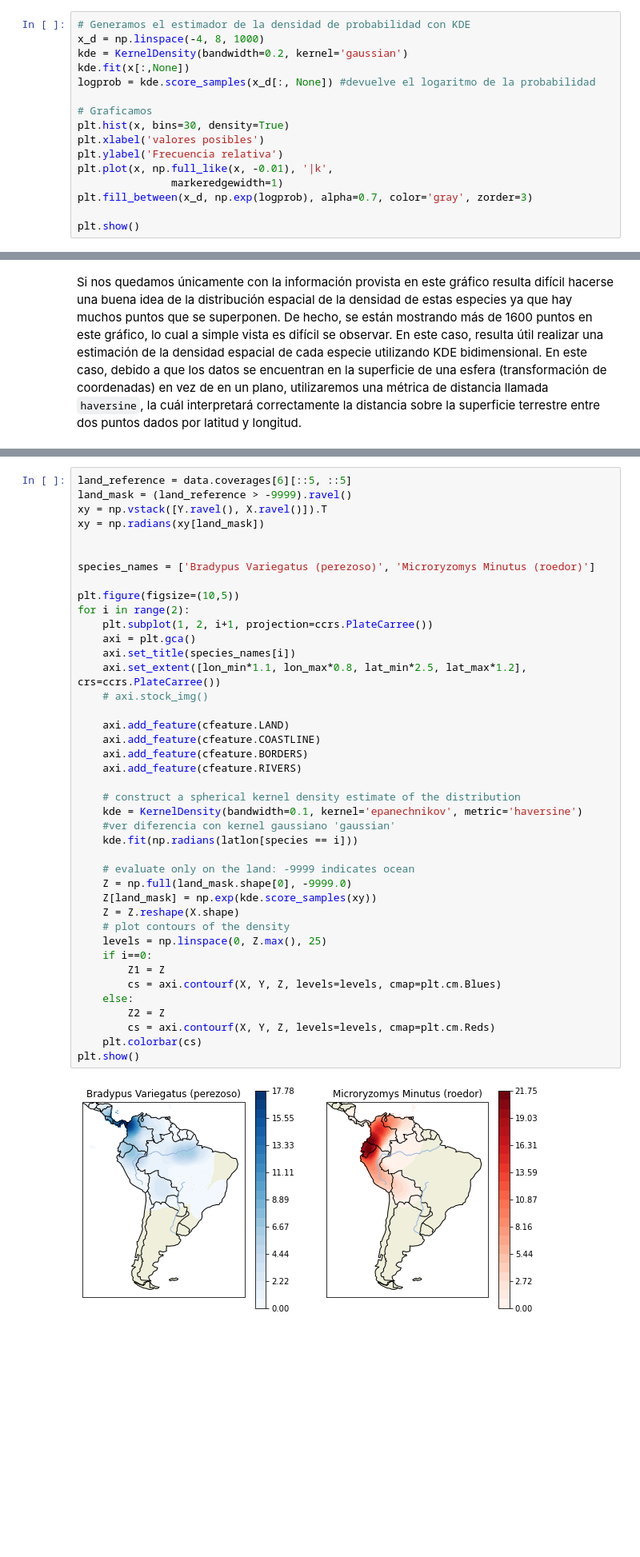
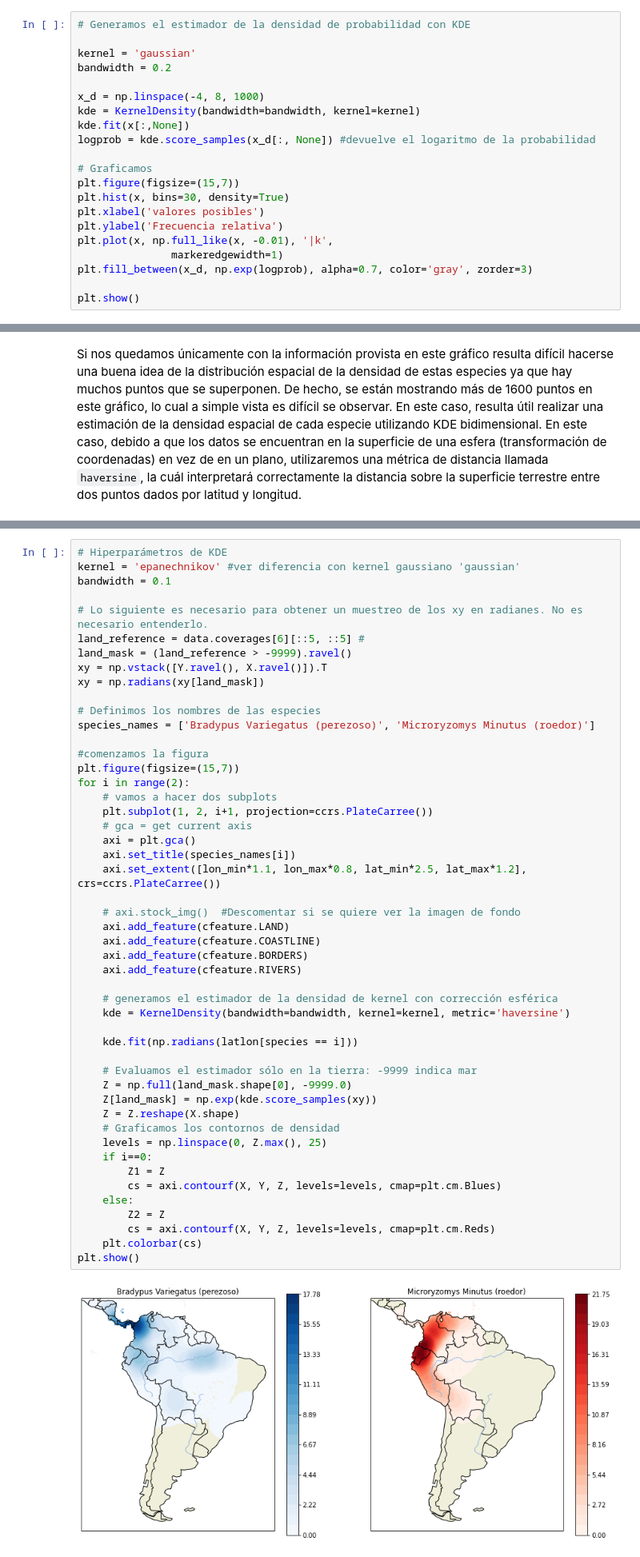
Before and after one commit to jorobledo/curso_aprendizaje_automatico, a Jupyter notebook: practico/clase_3/E6-AA2021_KDE.ipynb, the cells around one changed output, grey strips where cells are left out. Shown at 80% size. Drawn from its saved outputs; the diff is of its cells as text; blank space fills up the shorter version.

```diff
--- a/practico/clase_3/E6-AA2021_KDE.ipynb
+++ b/practico/clase_3/E6-AA2021_KDE.ipynb
@@ -92,12 +91,17 @@ plt.show()
 Ahora generaremos el estimador de la densidad de kernel utilizando la clase `KernelDensity` de `sklearn`
 # %%
 # Generamos el estimador de la densidad de probabilidad con KDE
+
+kernel = 'gaussian'
+bandwidth = 0.2
+
 x_d = np.linspace(-4, 8, 1000)
-kde = KernelDensity(bandwidth=0.2, kernel='gaussian')
+kde = KernelDensity(bandwidth=bandwidth, kernel=kernel)
 kde.fit(x[:,None])
 logprob = kde.score_samples(x_d[:, None]) #devuelve el logaritmo de la probabilidad
 
 # Graficamos
+plt.figure(figsize=(15,7))
 plt.hist(x, bins=30, density=True)
 plt.xlabel('valores posibles')
 plt.ylabel('Frecuencia relativa')
@@ -189,48 +198,56 @@ def construct_grids(batch):
 xgrid, ygrid = construct_grids(data)
 X, Y = np.meshgrid(xgrid[::5], ygrid[::5][::-1])
 # %%
-land_reference = data.coverages[6][::5, ::5]
+# Hiperparámetros de KDE
+kernel = 'epanechnikov' #ver diferencia con kernel gaussiano 'gaussian'
+bandwidth = 0.1
+
+# Lo siguiente es necesario para obtener un muestreo de los xy en radianes. No es necesario entenderlo.
+land_reference = data.coverages[6][::5, ::5] #
 land_mask = (land_reference > -9999).ravel()
 xy = np.vstack([Y.ravel(), X.ravel()]).T
 xy = np.radians(xy[land_mask])
 
-
+# Definimos los nombres de las especies
 species_names = ['Bradypus Variegatus (perezoso)', 'Microryzomys Minutus (roedor)']
 
-plt.figure(figsize=(10,5))
+#comenzamos la figura
+plt.figure(figsize=(15,7))
 for i in range(2):
+    # vamos a hacer dos subplots
     plt.subplot(1, 2, i+1, projection=ccrs.PlateCarree())
+    # gca = get current axis
     axi = plt.gca()
     axi.set_title(species_names[i])
     axi.set_extent([lon_min*1.1, lon_max*0.8, lat_min*2.5, lat_max*1.2], crs=ccrs.PlateCarree())
-    # axi.stock_img()
 
+    # axi.stock_img()  #Descomentar si se quiere ver la imagen de fondo
     axi.add_feature(cfeature.LAND)
     axi.add_feature(cfeature.COASTLINE)
     axi.add_feature(cfeature.BORDERS)
     axi.add_feature(cfeature.RIVERS)
 
-    # construct a spherical kernel density estimate of the distribution
-    kde = KernelDensity(bandwidth=0.1, kernel='epanechnikov', metric='haversine')
-    #ver diferencia con kernel gaussiano 'gaussian'
+    # generamos el estimador de la densidad de kernel con corrección esférica
+    kde = KernelDensity(bandwidth=bandwidth, kernel=kernel, metric='haversine')
+
     kde.fit(np.radians(latlon[species == i]))
 
-    # evaluate only on the land: -9999 indicates ocean
+    # Evaluamos el estimador sólo en la tierra: -9999 indica mar
     Z = np.full(land_mask.shape[0], -9999.0)
     Z[land_mask] = np.exp(kde.score_samples(xy))
     Z = Z.reshape(X.shape)
-    # plot contours of the density
+    # Graficamos los contornos de densidad
     levels = np.linspace(0, Z.max(), 25)
     if i==0:
         Z1 = Z
         cs = axi.contourf(X, Y, Z, levels=levels, cmap=plt.cm.Blues)
     else:
         Z2 = Z
         cs = axi.contourf(X, Y, Z, levels=levels, cmap=plt.cm.Reds)
     plt.colorbar(cs)
 plt.show()
 # %% [output]
-[figure, old version]
+[figure, new version]
 # %%
 Xtest = np.vstack([data["test"]["dd lat"], data["test"]["dd long"]]).T
 ytest = np.array(
```
Also changed, not shown: parts of 9 cells of this notebook, 2 other files.
